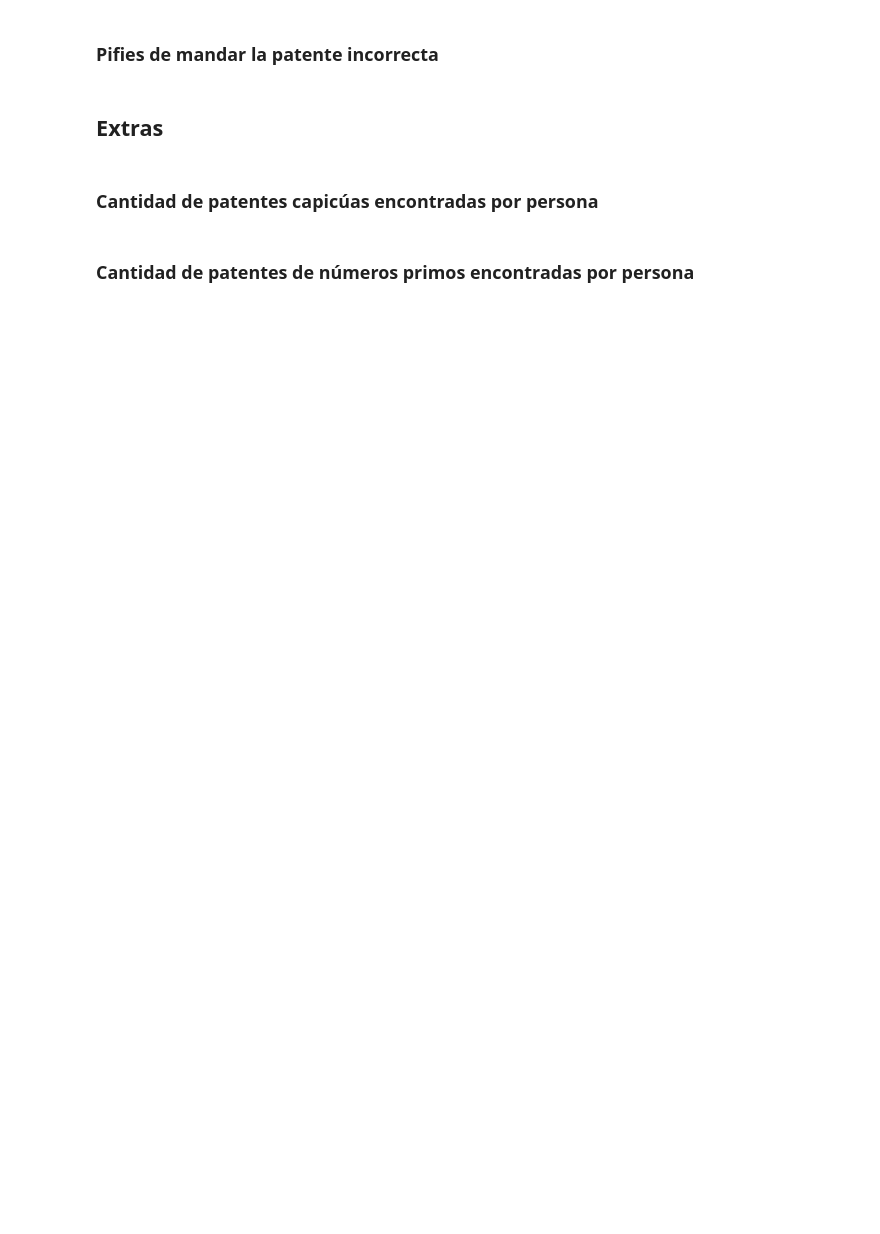
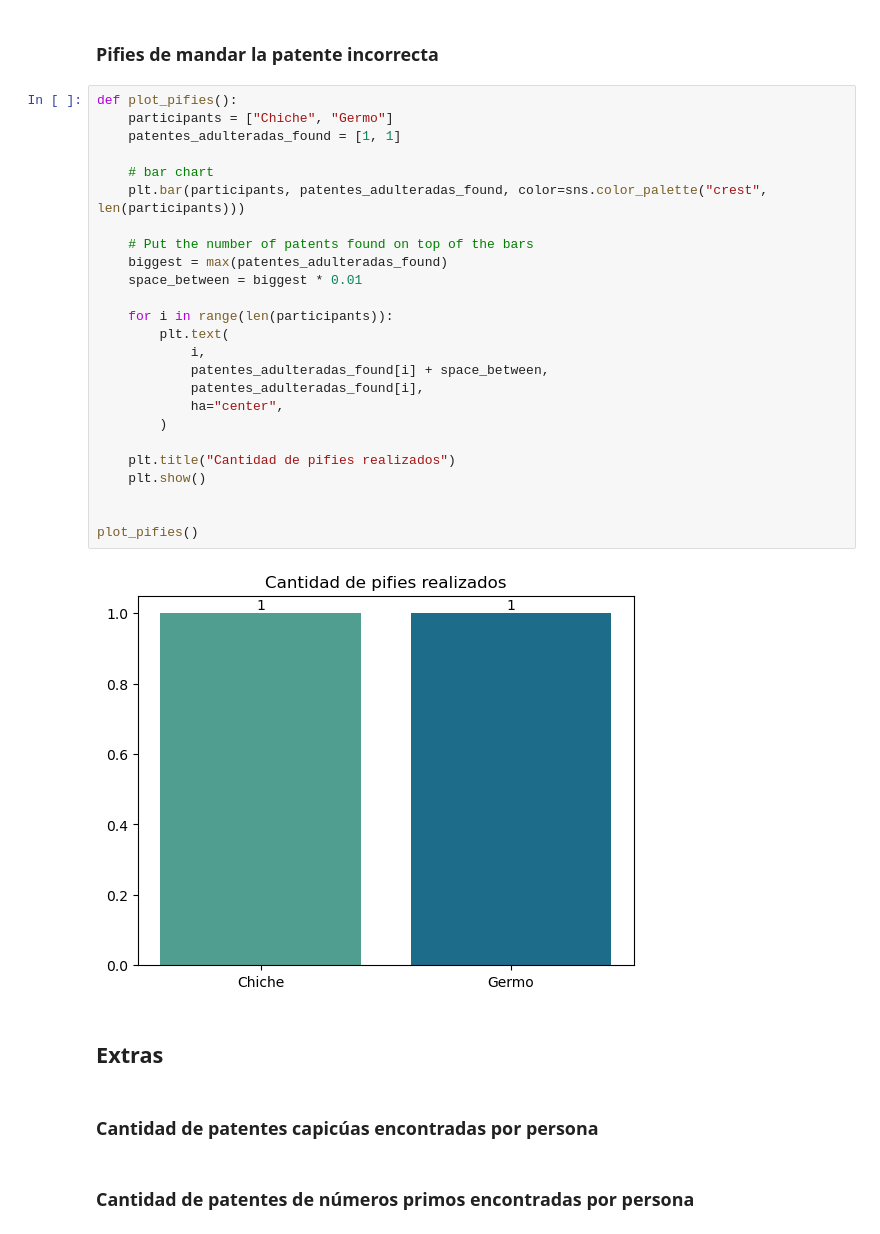
Before and after one commit to PradaJoaquin/patentamens, a Jupyter notebook: patentamens.ipynb, the cells around one changed output. Saved outputs shown, nothing was run; the diff lists cells and outputs as text; blank space fills up the shorter version.

```diff
--- a/patentamens.ipynb
+++ b/patentamens.ipynb
@@ -597,5 +621,32 @@ Aún sin completar
 # %% [markdown]
 ### Pifies de mandar la patente incorrecta
+# %%
+def plot_pifies():
+    participants = ["Chiche", "Germo"]
+    patentes_adulteradas_found = [1, 1]
+
+    # bar chart
+    plt.bar(participants, patentes_adulteradas_found, color=sns.color_palette("crest", len(participants)))
+
+    # Put the number of patents found on top of the bars
+    biggest = max(patentes_adulteradas_found)
+    space_between = biggest * 0.01
+
+    for i in range(len(participants)):
+        plt.text(
+            i,
+            patentes_adulteradas_found[i] + space_between,
+            patentes_adulteradas_found[i],
+            ha="center",
+        )
+
+    plt.title("Cantidad de pifies realizados")
+    plt.show()
+
+
+plot_pifies()
+# %% [output]
+[figure, added]
 # %% [markdown]
 ## Extras
 # %% [markdown]
```
Also changed, not shown: parts of 1 cell of this notebook.
